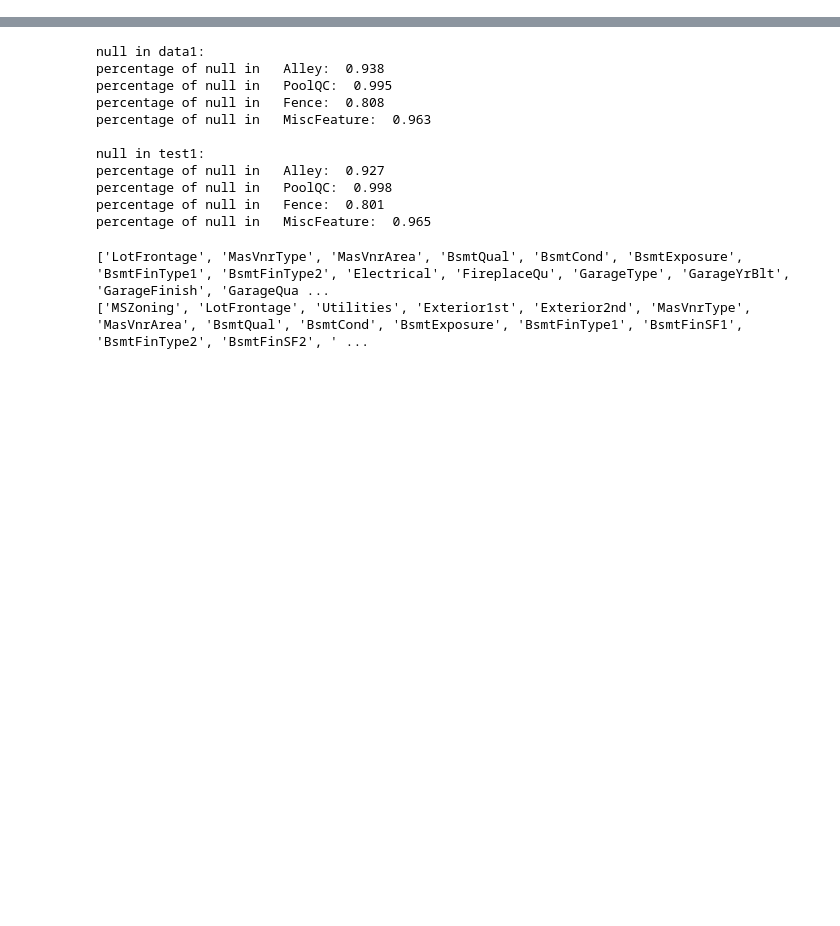
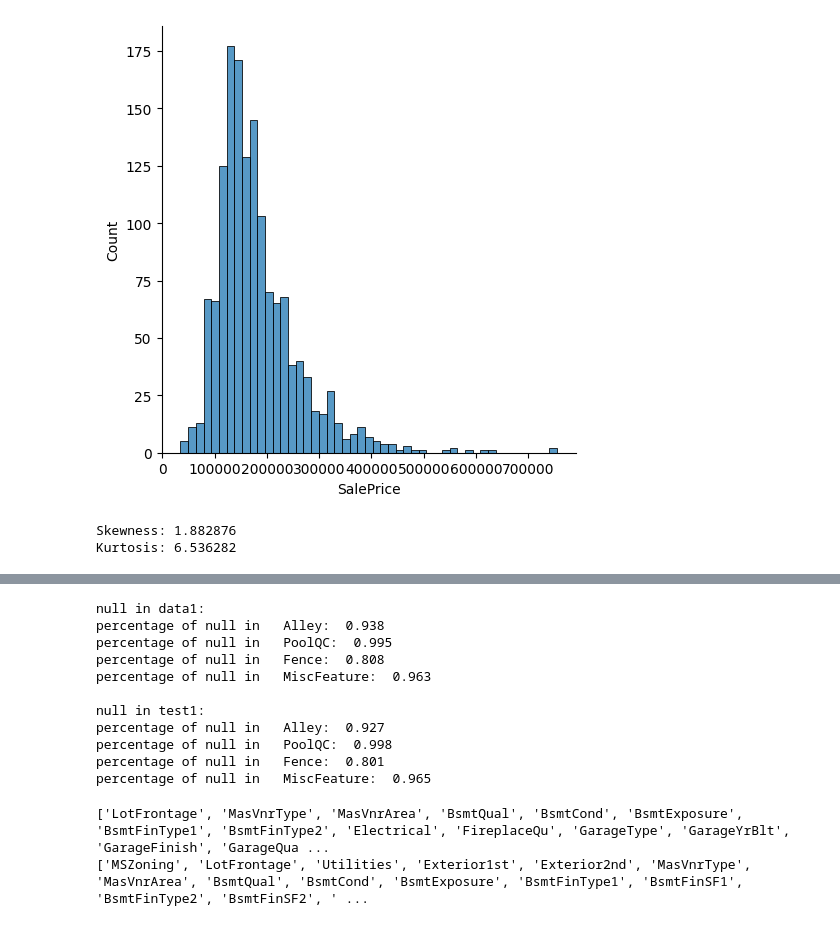
Before and after one commit to morteza-rp/data-science-projects, a Jupyter notebook: 2-House Prices/House_Prices.ipynb, the cells around one changed output, grey strips where cells are left out. Drawn from its saved outputs; the diff is of its cells as text; code cells hidden in the pictures; blank space fills up the shorter version.

```diff
--- a/2-House Prices/House_Prices.ipynb
+++ b/2-House Prices/House_Prices.ipynb
@@ -42,0 +66,12 @@ Identifies the type of dwelling involved in the sale.
+# %%
+#histogram
+sns.displot(data1['SalePrice']);
+# %% [output]
+[figure, added]
+# %%
+#skewness and kurtosis
+print("Skewness: %f" % data1['SalePrice'].skew())
+print("Kurtosis: %f" % data1['SalePrice'].kurt())
+# %% [output]
+Skewness: 1.882876
+Kurtosis: 6.536282
```
Also changed, not shown: parts of 11 cells of this notebook.
